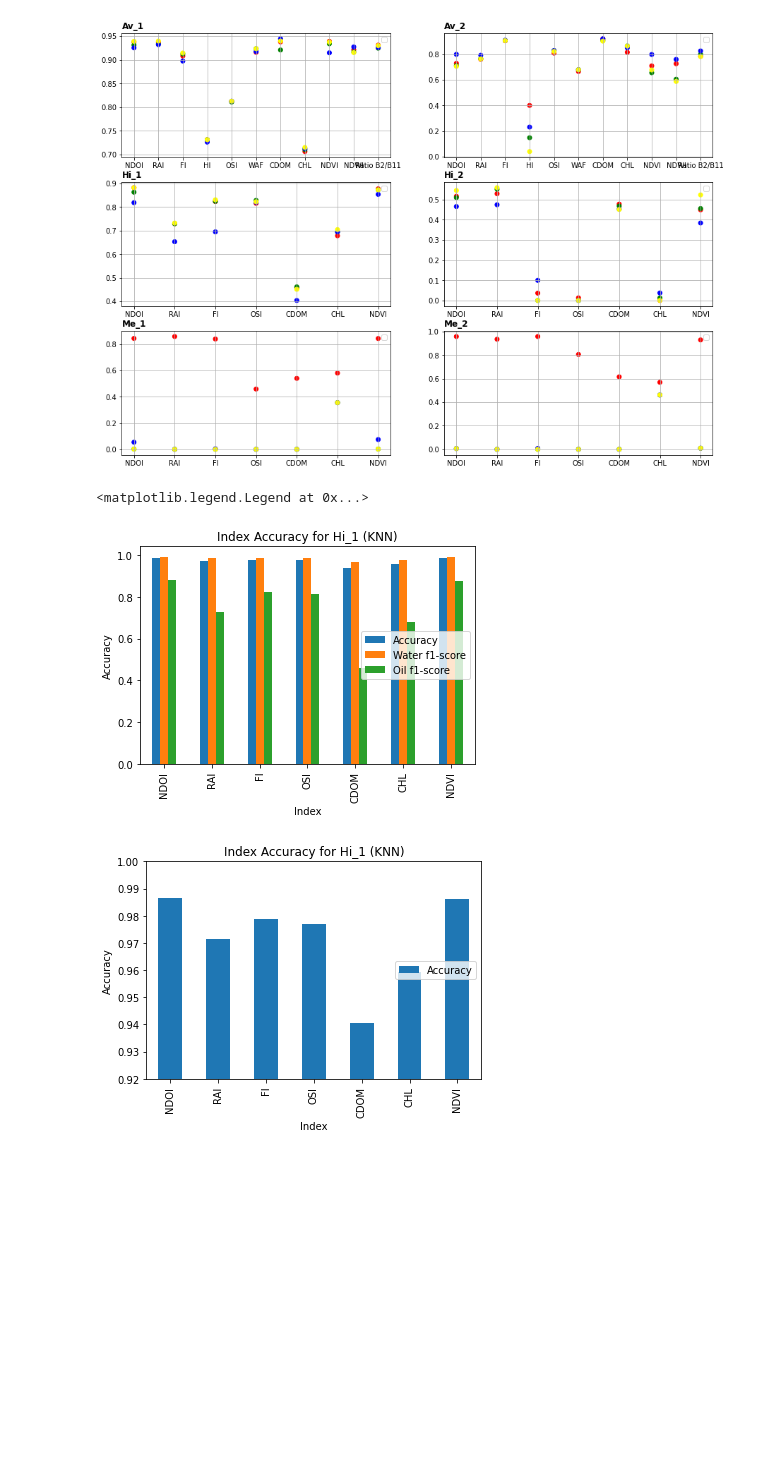
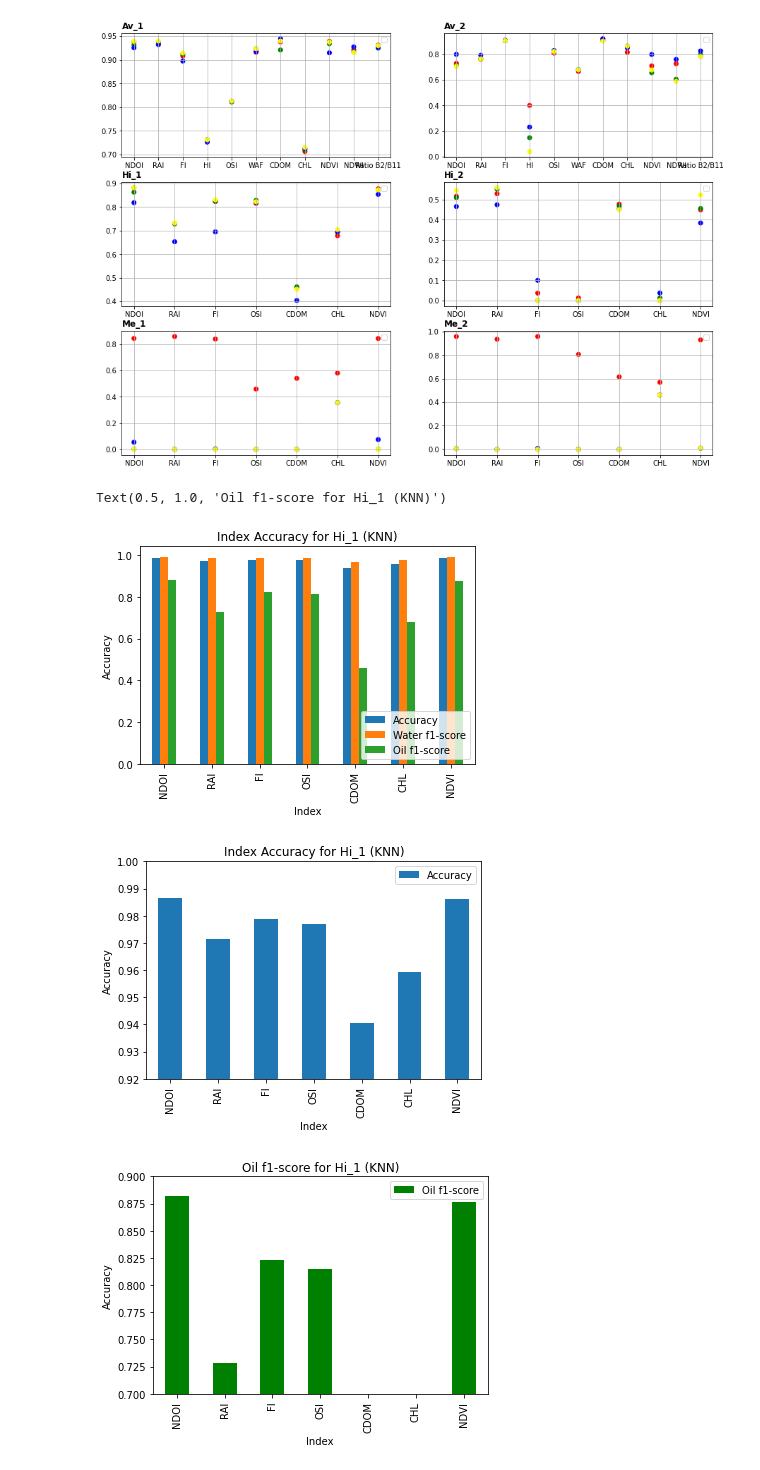
Before and after one commit to AmbarJade/NDOI-index, a Jupyter notebook: Error_representation.ipynb, the cells around one changed output. Cells and saved outputs as stored; diff of their text form; code cells hidden in the pictures; blank space fills up the shorter version.

```diff
--- a/Error_representation.ipynb
+++ b/Error_representation.ipynb
@@ -77,15 +77,21 @@ for i in range(0,len(images)):
 # %%
 Hi_1[Hi_1.Model == "KNN"].plot.bar(x = "Index", y = ["Accuracy", "Water f1-score", "Oil f1-score"])
 plt.ylabel("Accuracy")
 plt.title("Index Accuracy for Hi_1 (KNN)")
-plt.legend(loc='center right')
+plt.legend(loc='lower right')
 
 Hi_1[Hi_1.Model == "KNN"].plot.bar(x = "Index", y = "Accuracy")
 plt.ylim(0.92, 1)
 plt.ylabel("Accuracy")
 plt.title("Index Accuracy for Hi_1 (KNN)")
-plt.legend(loc='center right')
+
+
+Hi_1[Hi_1.Model == "KNN"].plot.bar(x = "Index", y = "Oil f1-score", color = "green")
+plt.ylim(0.7, 0.9)
+plt.ylabel("Accuracy")
+plt.title("Oil f1-score for Hi_1 (KNN)")
 # %% [output]
-<matplotlib.legend.Legend at 0x...>
+Text(0.5, 1.0, 'Oil f1-score for Hi_1 (KNN)')
-[figure, old version]
+[figure, new version]
-[figure, old version]
+[figure, new version]
+[figure, added]
```
